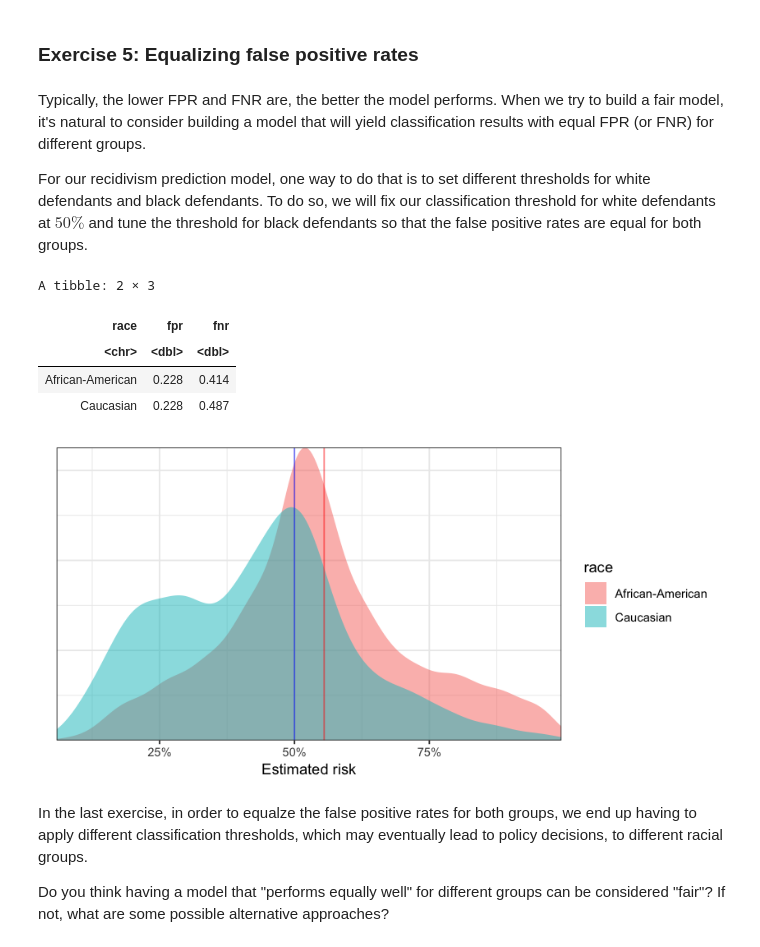
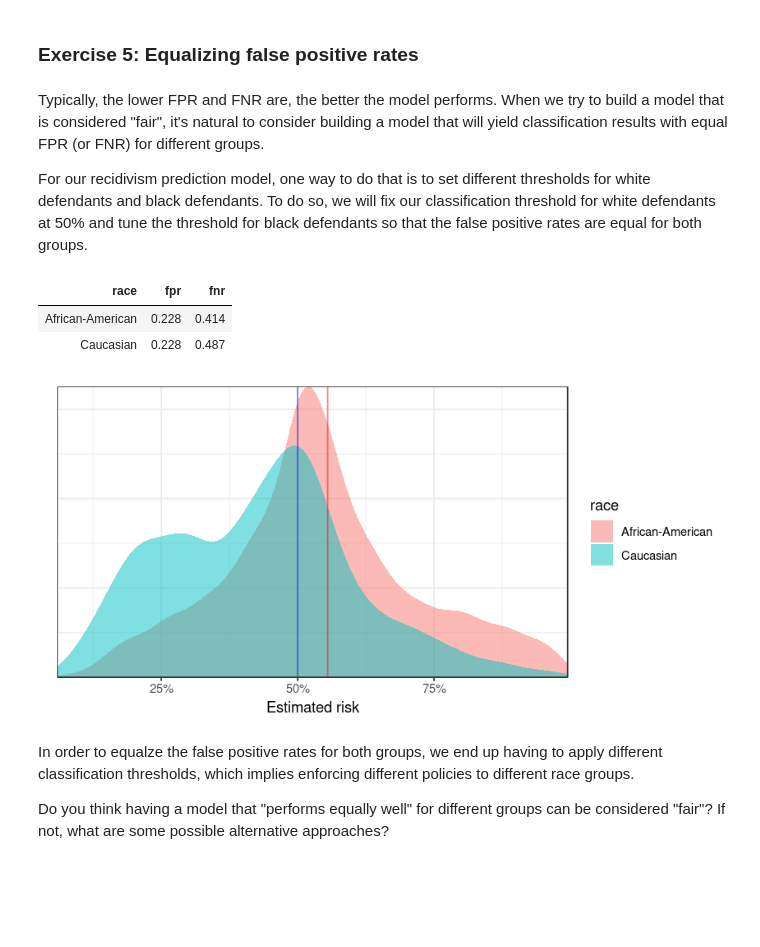
Before and after one commit to stanford-policylab/law-order-algo, a Jupyter notebook: notebooks/week-8-fairness_2-answers.ipynb, the cells around one changed output. Drawn from its saved outputs; the diff is of its cells as text; code cells hidden in the pictures; blank space fills up the shorter version.

```diff
--- a/notebooks/week-8-fairness_2-answers.ipynb
+++ b/notebooks/week-8-fairness_2-answers.ipynb
@@ -275,51 +285,47 @@ A tibble: 2 × 3
 ### Exercise 5: Equalizing false positive rates
 # %% [markdown]
 Typically, the lower FPR and FNR are, the better the model performs.
-When we try to build a fair model, it's natural to consider building a model that will yield classification results with equal FPR (or FNR) for different groups.
+When we try to build a model that is considered "fair", it's natural to consider building a model that will yield classification results with equal FPR (or FNR) for different groups.
 
 For our recidivism prediction model, one way to do that is to set different thresholds for white defendants and black defendants.
-To do so, we will fix our classification threshold for white defendants at $50\%$ and tune the threshold for black defendants so that the false positive rates are equal for both groups.
+To do so, we will fix our classification threshold for white defendants at 50% and tune the threshold for black defendants so that the false positive rates are equal for both groups.
 # %%
-black_threshold = 0.5
 white_threshold = 0.5
-
-# WRITE CODE HERE
+black_threshold = # WRITE CODE HERE
 # START solution
-black_threshold = 0.555
+0.555
 # END solution
 
 # Calculate detention and recidivism rate by race
 compas_df %>%
     mutate(pred_recid = risk > if_else(race == "Caucasian", white_threshold, black_threshold)) %>%
     calc_fpr_fnr()
 
 # See where the thresholds are on the risk distribution
 options(repr.plot.width = 7, repr.plot.height = 3.5)
 
 # Recall this risk distribution plot
 # Now we add our thresholds in the plots
 ggplot(compas_df, aes(x = risk, fill = race)) +
     geom_density(alpha = 0.5, color = NA) +
     scale_x_continuous("Estimated risk", labels = scales::percent_format(1), expand = c(0, 0)) +
     scale_y_continuous(element_blank(), expand = c(0, 0)) +
     theme(axis.ticks.y = element_blank(),
           axis.text.y = element_blank())+
     geom_vline(
         xintercept = c(black_threshold, white_threshold),
         color = c("red", "blue"),
         alpha = 0.5
     )
 # %% [output]
-A tibble: 2 × 3
 | race | fpr | fnr |
-| <chr> | <dbl> | <dbl> |
 | African-American | 0.228 | 0.414 |
 | Caucasian | 0.228 | 0.487 |
-[figure, old version]
+[figure, new version]
 # %% [markdown]
-In the last exercise,
-in order to equalze the false positive rates for both groups,
-we end up having to apply different classification thresholds, which may eventually lead to policy decisions, to different racial groups.
+<!--- In the last exercise, --->
+In order to equalze the false positive rates for both groups,
+we end up having to apply different classification thresholds, which implies enforcing different policies to different race groups.
 
 Do you think having a model that "performs equally well" for different groups can be considered "fair"?
 If not, what are some possible alternative approaches?
```
Also changed, not shown: parts of 16 cells of this notebook.
